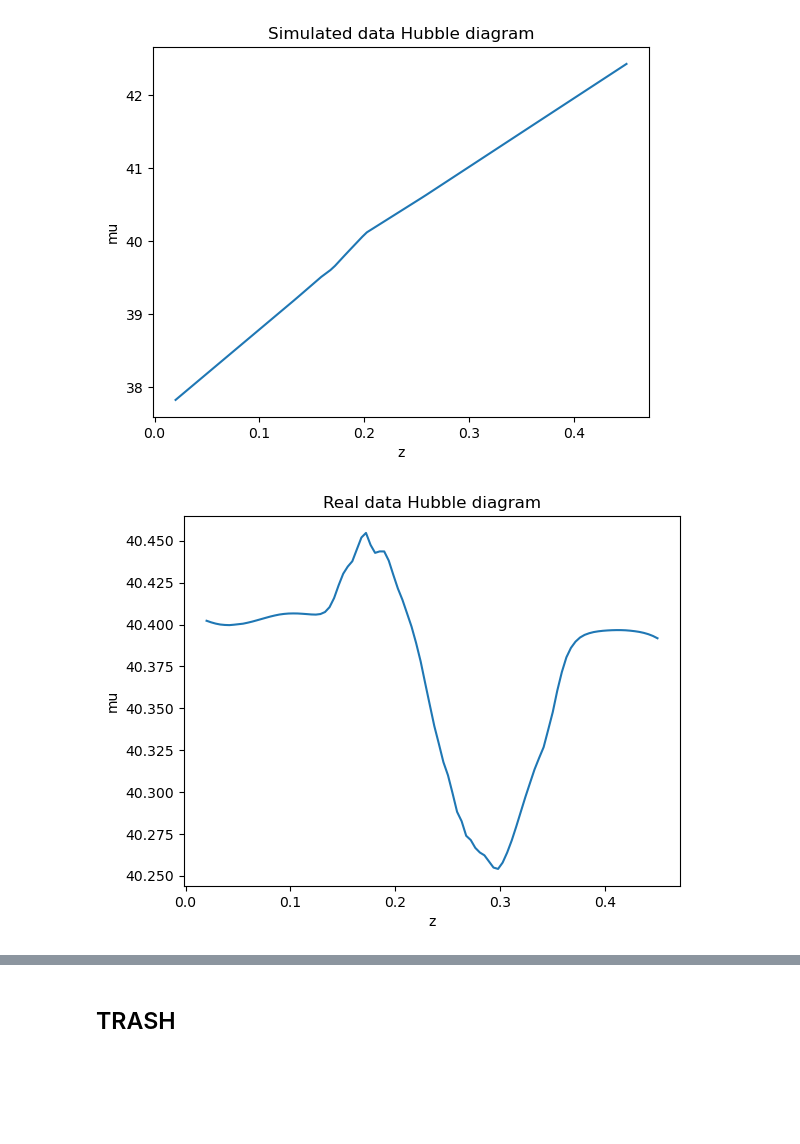
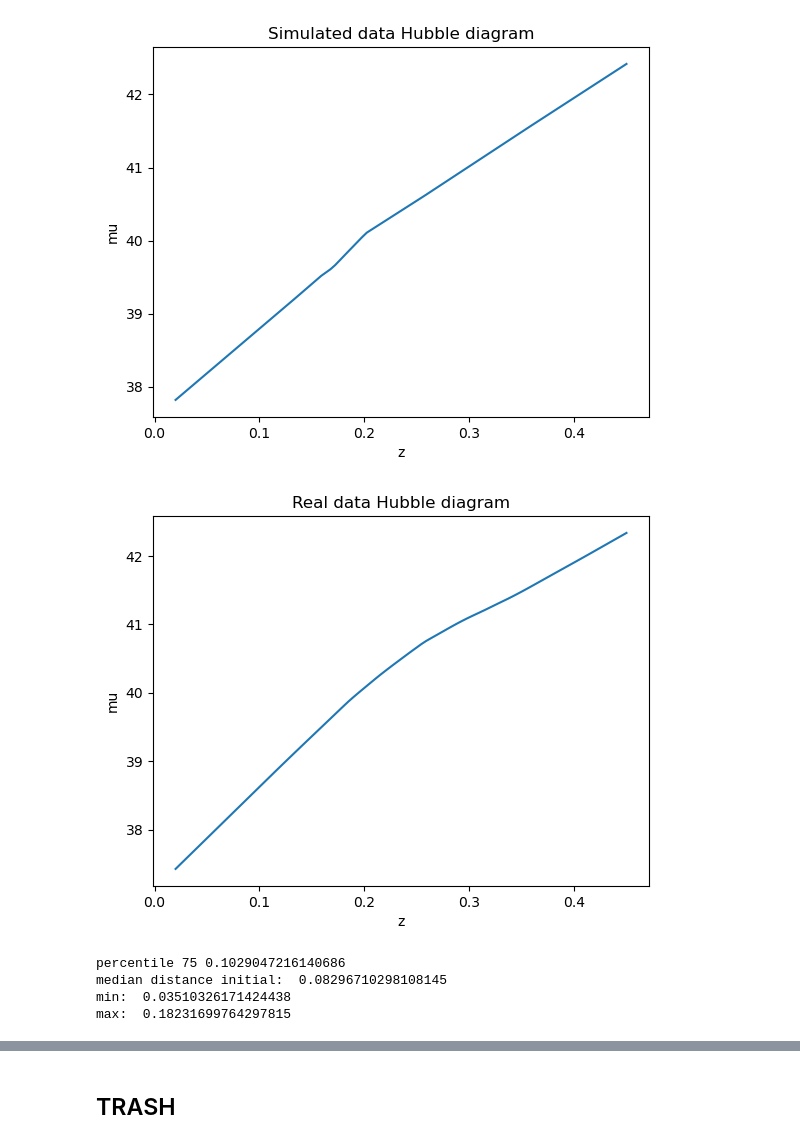
Before and after one commit to margherita-lera/SMC-ABC-for-Supernovae-Ia, a Jupyter notebook: smcabc.ipynb, the cells around one changed output, grey strips where cells are left out. Drawn from its saved outputs; the diff is of its cells as text; code cells hidden in the pictures; blank space fills up the shorter version.

```diff
--- a/smcabc.ipynb
+++ b/smcabc.ipynb
@@ -15,21 +16,17 @@ plt.show()
 # %% [output]
 [figure]
 # %%
-# Estrazione mu e z per dati reali. Alla fine verrà una smooth curve su una
-# griglia uniforme di z.
-#z_data,mu_data=get_hubble_real()
-z_data,mu_data=f.get_hubble_sim([0.34,-1])
+mu_data,z_data=f.extract_mu_zhd_from_file('/home/ubuntu/SNANA/SNROOT/realdata_fit/real.FITRES')
 # summary statistic of real data
 z_data,mu_data=(f.smoother(z_data,mu_data))
-
 
 plt.plot(z_data,mu_data)
 plt.title('Real data Hubble diagram')
 plt.xlabel('z')
 plt.ylabel('mu')
 plt.show()
 # %% [output]
-[figure, old version]
+[figure, new version]
 # %%
 # errore si deve aggiornare a ogni trial
 # observed data: nel paper sono 200 sampled SNe con omega m =0.27 e w = -1. Ho=72 km s-1 mpc-1.
@@ -61,3 +58,13 @@ theta_t=np.array(theta_1)
 
 # TAU
 tau_square=2*np.cov(theta_t, rowvar=False)
+# %%
+print('percentile 75', np.percentile(distances, q=75))
+print('median distance initial: ', np.median(distances))
+print('min: ',np.min(distances))
+print('max: ',np.max(distances))
+# %% [output]
+percentile 75 0.1029047216140686
+median distance initial:  0.08296710298108145
+min:  0.03510326171424438
+max:  0.18231699764297815
```
Also changed, not shown: parts of 10 cells of this notebook, 1 other file.
